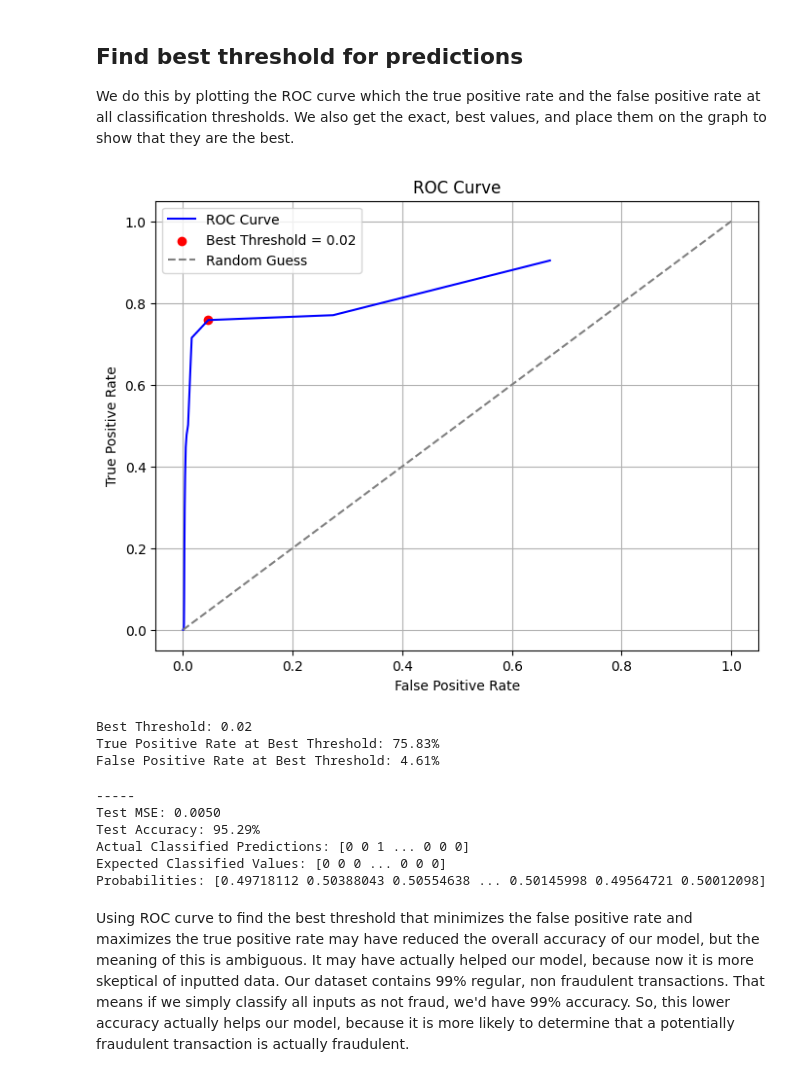
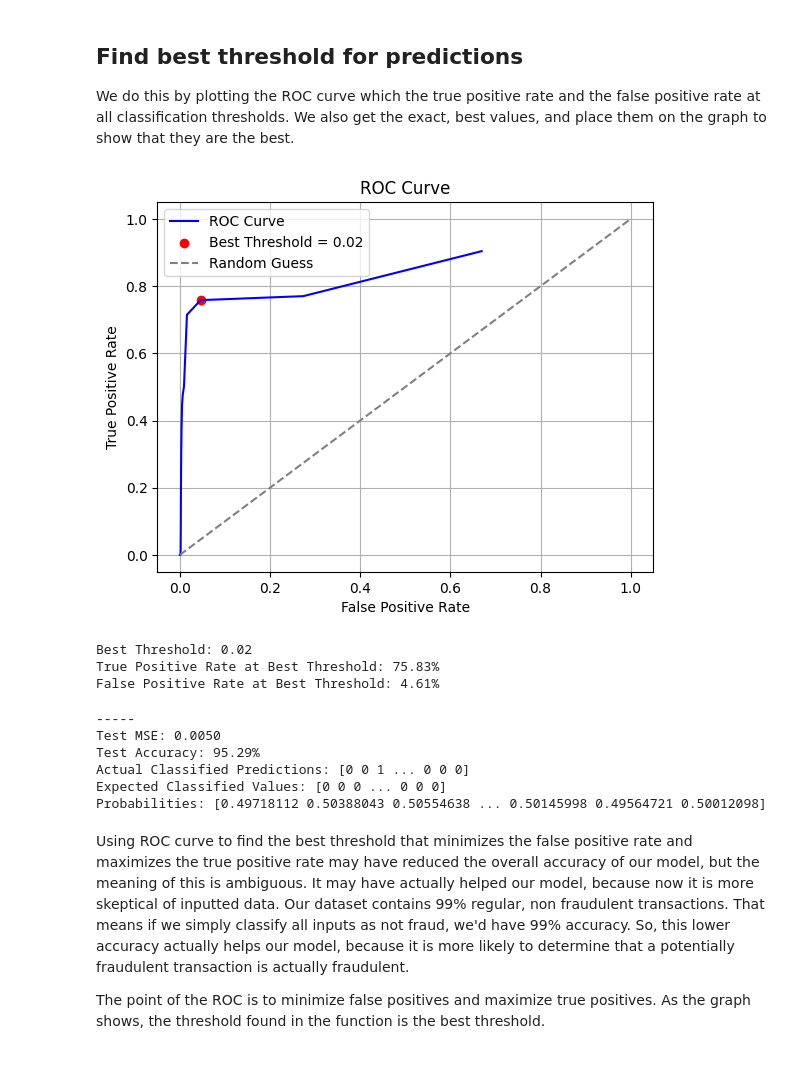
Before and after one commit to liamba05/CreditCardFraudDetection, a Jupyter notebook: Phase3/CCFD_PP3.ipynb, the cells around one changed output. Cells and saved outputs as stored; diff of their text form; code cells hidden in the pictures.

```diff
--- a/Phase3/CCFD_PP3.ipynb
+++ b/Phase3/CCFD_PP3.ipynb
@@ -287,55 +287,51 @@ def find_best_threshold_using_roc(y_true, X, m):
     thresholds = np.linspace(0, 1, 101)  # Generate thresholds from 0 to 1
     tprs = []  # True Positive Rates
     fprs = []  # False Positive Rates
-    youdens_j = []  # Youden's J statistic
+    performance = []  # List of performance for each tested threshold
 
     for threshold in thresholds:
         # Recalculate classifications based on the current threshold
         metrics = linreg_classify(X, y_true, m, threshold=threshold)
         classified_preds = metrics['classified_preds']
 
-        # Calculate confusion matrix components
-        TP = np.sum((y_true == 1) & (classified_preds == 1))
-        TN = np.sum((y_true == 0) & (classified_preds == 0))
-        FP = np.sum((y_true == 0) & (classified_preds == 1))
-        FN = np.sum((y_true == 1) & (classified_preds == 0))
+        TP = np.sum((y_true == 1) & (classified_preds == 1)) # True Positive
+        TN = np.sum((y_true == 0) & (classified_preds == 0)) # True Negative
+        FP = np.sum((y_true == 0) & (classified_preds == 1)) # False Positive
+        FN = np.sum((y_true == 1) & (classified_preds == 0)) # False Negative
 
-        # Calculate TPR and FPR
+        # Calculate True Positive Rate and False Positive Rate
         TPR = TP / (TP + FN) if (TP + FN) > 0 else 0
         FPR = FP / (FP + TN) if (FP + TN) > 0 else 0
 
         # Append to lists
         tprs.append(TPR)
         fprs.append(FPR)
-        youdens_j.append(TPR - FPR)  # Youden's J statistic
+        performance.append(TPR - FPR)  # Add the performance of each threshold to a list of performances
 
-    # Find the threshold that maximizes Youden's J statistic
-    best_idx = np.argmax(youdens_j)
+    # Find the threshold that maximizes the performance
+    best_idx = np.argmax(performance)
     best_threshold = thresholds[best_idx]
 
     # Plot ROC curve
-    plt.figure(figsize=(8, 6))
     plt.plot(fprs, tprs, label="ROC Curve", color="blue")
     plt.scatter(fprs[best_idx], tprs[best_idx], color="red", label=f"Best Threshold = {best_threshold:.2f}")
     plt.plot([0, 1], [0, 1], color="gray", linestyle="--", label="Random Guess")
     plt.xlabel("False Positive Rate")
     plt.ylabel("True Positive Rate")
     plt.title("ROC Curve")
     plt.legend()
     plt.grid()
     plt.show()
 
     return best_threshold, tprs[best_idx], fprs[best_idx]
 
-# Find the best threshold using ROC analysis
 best_threshold, best_tpr, best_fpr = find_best_threshold_using_roc(y, X, weights)
 
-# Output results
 print(f"Best Threshold: {best_threshold:.2f}")
 print(f"True Positive Rate at Best Threshold: {best_tpr:.2%}")
 print(f"False Positive Rate at Best Threshold: {best_fpr:.2%}")
 # %% [output]
-[figure, old version]
+[figure, new version]
 Best Threshold: 0.02
 True Positive Rate at Best Threshold: 75.83%
 False Positive Rate at Best Threshold: 4.61%
@@ -358,3 +354,5 @@ Expected Classified Values: [0 0 0 ... 0 0 0]
 Probabilities: [0.49718112 0.50388043 0.50554638 ... 0.50145998 0.49564721 0.50012098]
 # %% [markdown]
 Using ROC curve to find the best threshold that minimizes the false positive rate and maximizes the true positive rate may have reduced the overall accuracy of our model, but the meaning of this is ambiguous. It may have actually helped our model, because now it is more skeptical of inputted data. Our dataset contains 99% regular, non fraudulent transactions. That means if we simply classify all inputs as not fraud, we'd have 99% accuracy. So, this lower accuracy actually helps our model, because it is more likely to determine that a potentially fraudulent transaction is actually fraudulent.
+
+The point of the ROC is to minimize false positives and maximize true positives. As the graph shows, the threshold found in the function is the best threshold.
```
